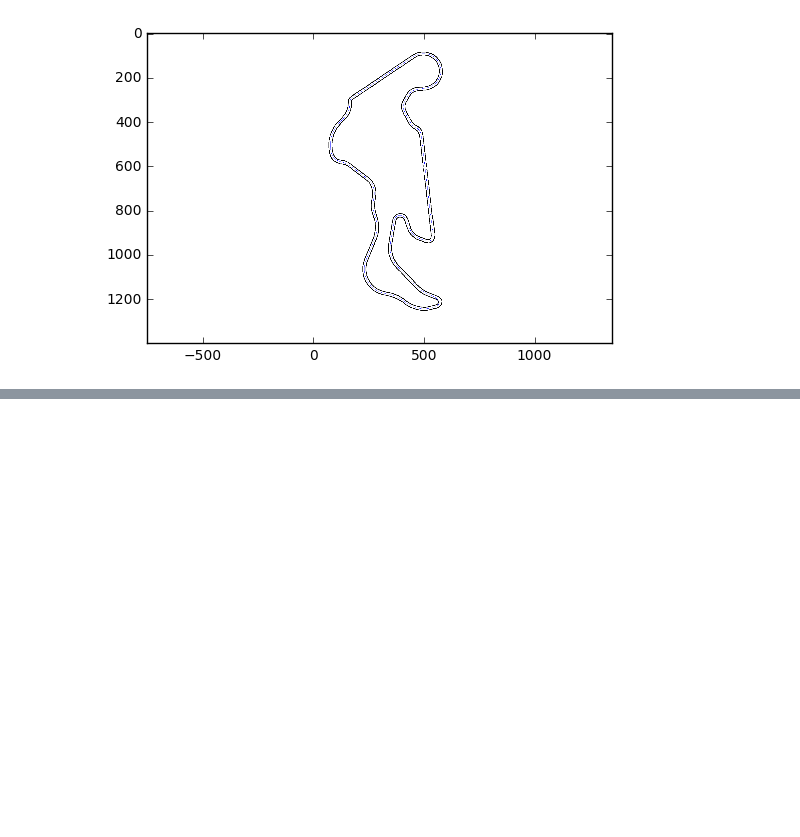
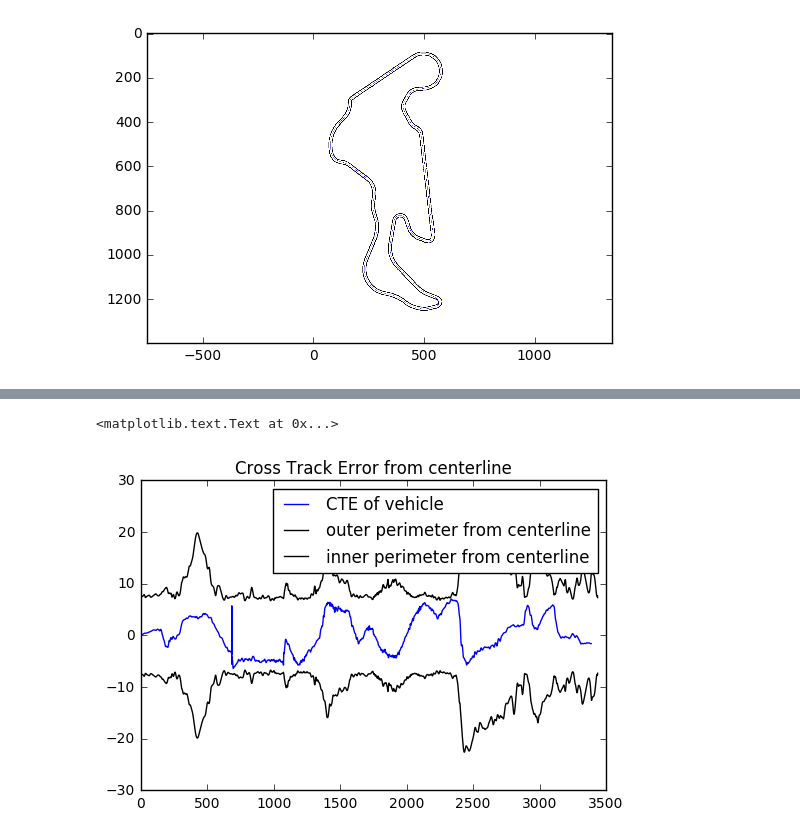
Before and after one commit to teamsoulless/thunderhill, a Jupyter notebook: path_planning/GPS_Track_exact.ipynb, the cells around one changed output, grey strips where cells are left out. Cells and saved outputs as stored; diff of their text form; code cells hidden in the pictures; blank space fills up the shorter version.

```diff
--- a/path_planning/GPS_Track_exact.ipynb
+++ b/path_planning/GPS_Track_exact.ipynb
@@ -223,0 +281,24 @@ clip.write_videofile("path.mp4",fps=fps, codec='mpeg4')
+# %%
+dist = np.array(distance).reshape(len(distance),1) - dist[0]
+heading = np.array(track_heading).reshape(len(distance),1)
+curvature = np.array(track_curvature).reshape(len(distance),1)
+
+track = np.hstack((centerline,heading))
+track = np.hstack((track,curvature))
+print(heading)
+f_track = interp1d(distance,track,axis=0)
+
+def ComputeDistance(p1,p2):
+    return np.sqrt(np.power(p1[0]-p2[0],2)+np.power(p1[1]-p2[1],2))
+
+def GetStates(alpha,states):
+    Vx1 = V*np.cos(np.radians(alpha))
+    Vy1 = V*np.sin(np.radians(alpha))
+
+    pos_x = states[0] + (Vx1)*dt#-states[2])*dt
+    pos_y = states[1] + (Vy1)*dt#-states[3])*dt
+
+    return [pos_x,pos_y,Vx1,Vy1]
+
+def steering_controller():
+    pass
@@ -223,0 +418,9 @@ clip.write_videofile("path.mp4",fps=fps, codec='mpeg4')
+# %%
+plt.plot(s,lat_deviation)
+plt.plot(distance,inner_width,'k')
+plt.plot(distance,-np.array(outer_width),'k')
+plt.legend(['CTE of vehicle', "outer perimeter from centerline", "inner perimeter from centerline" ])
+plt.title("Cross Track Error from centerline")
+# %% [output]
+<matplotlib.text.Text at 0x...>
+[figure, added]
```
Also changed, not shown: parts of 8 cells of this notebook.
